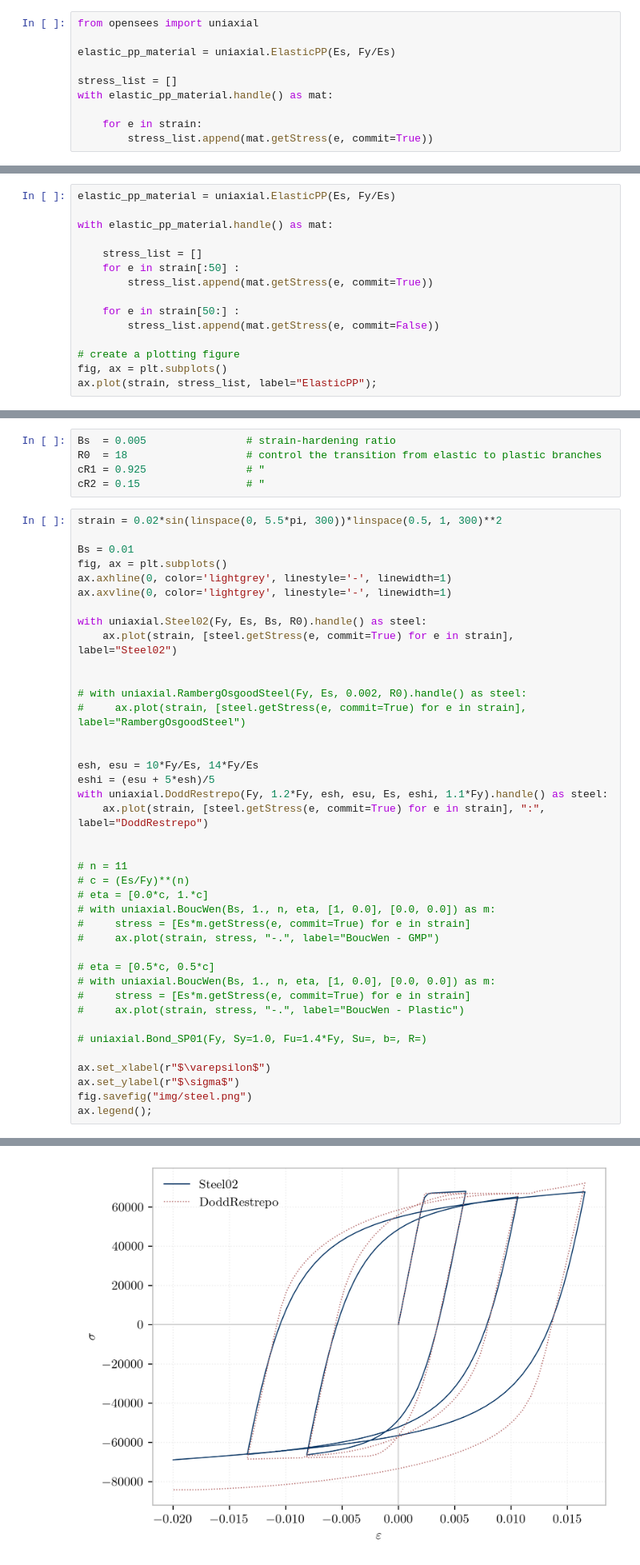
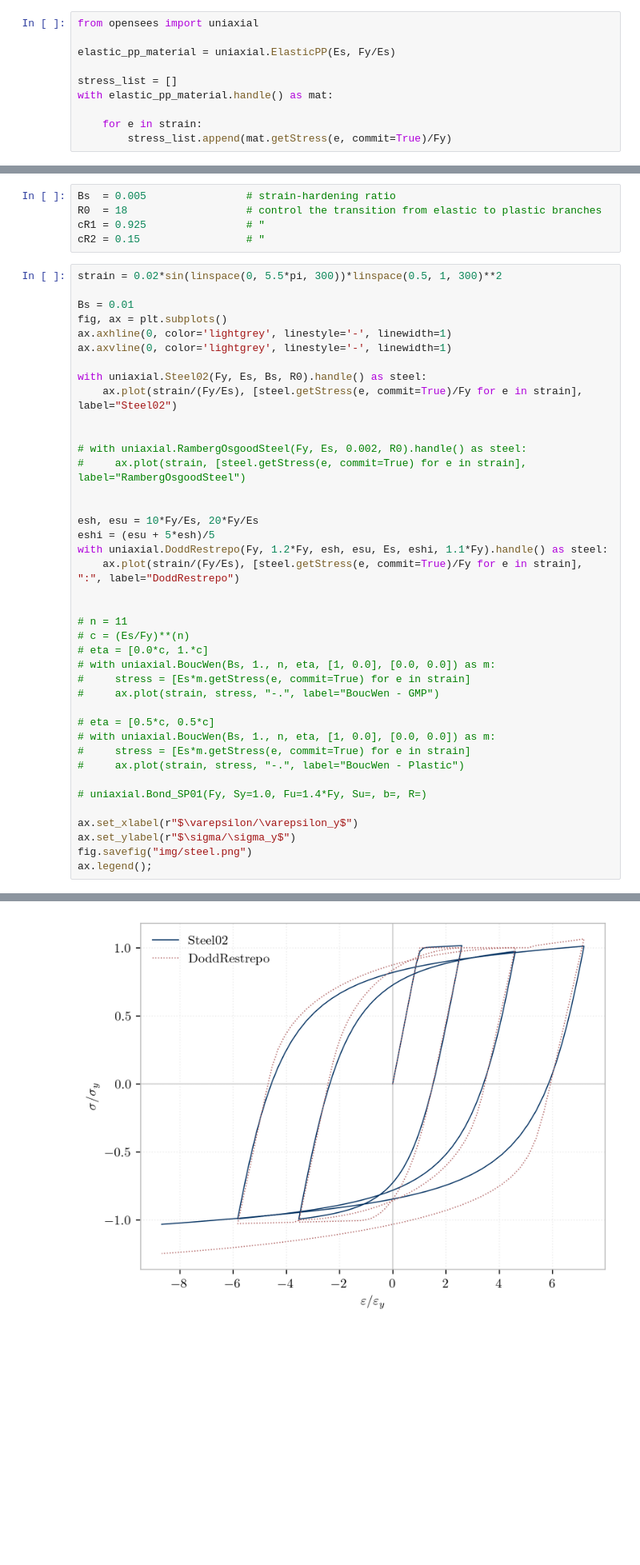
Before and after one commit to STAIRlab/opensees-gallery, a Jupyter notebook: content/en/examples/Example0/UniaxialMaterials.ipynb, the cells around one changed output, grey strips where cells are left out. Shown at 80% size. Drawn from its saved outputs; the diff is of its cells as text; blank space fills up the shorter version.

```diff
--- a/content/en/examples/Example0/UniaxialMaterials.ipynb
+++ b/content/en/examples/Example0/UniaxialMaterials.ipynb
@@ -40,7 +40,7 @@ stress_list = []
 with elastic_pp_material.handle() as mat:
 
     for e in strain:
-        stress_list.append(mat.getStress(e, commit=True))
+        stress_list.append(mat.getStress(e, commit=True)/Fy)
 # %% [markdown]
 Now we'll plot the stress response we've just collected as a function of strain. For this we'll first create a figure with axes using the [`subplots`](https://matplotlib.org/stable/api/_as_gen/matplotlib.pyplot.subplots.html) function from `matplotlib`, then we'll use the `.plot()` method of the axes to add our data.
 # %%
@@ -60,15 +59,0 @@ ax.set_ylabel(r"$\sigma$");
-# %%
-elastic_pp_material = uniaxial.ElasticPP(Es, Fy/Es)
-
-with elastic_pp_material.handle() as mat:
-
-    stress_list = []
-    for e in strain[:50] :
-        stress_list.append(mat.getStress(e, commit=True))
-
-    for e in strain[50:] :
-        stress_list.append(mat.getStress(e, commit=False))
-
-# create a plotting figure
-fig, ax = plt.subplots()
-ax.plot(strain, stress_list, label="ElasticPP");
@@ -97,17 +81,17 @@ ax.axhline(0, color='lightgrey', linestyle='-', linewidth=1)
 ax.axvline(0, color='lightgrey', linestyle='-', linewidth=1)
 
 with uniaxial.Steel02(Fy, Es, Bs, R0).handle() as steel:
-    ax.plot(strain, [steel.getStress(e, commit=True) for e in strain], label="Steel02")
+    ax.plot(strain/(Fy/Es), [steel.getStress(e, commit=True)/Fy for e in strain], label="Steel02")
 
 
 # with uniaxial.RambergOsgoodSteel(Fy, Es, 0.002, R0).handle() as steel:
 #     ax.plot(strain, [steel.getStress(e, commit=True) for e in strain], label="RambergOsgoodSteel")
 
 
-esh, esu = 10*Fy/Es, 14*Fy/Es
+esh, esu = 10*Fy/Es, 20*Fy/Es
 eshi = (esu + 5*esh)/5
 with uniaxial.DoddRestrepo(Fy, 1.2*Fy, esh, esu, Es, eshi, 1.1*Fy).handle() as steel:
-    ax.plot(strain, [steel.getStress(e, commit=True) for e in strain], ":", label="DoddRestrepo")
+    ax.plot(strain/(Fy/Es), [steel.getStress(e, commit=True)/Fy for e in strain], ":", label="DoddRestrepo")
 
 
 # n = 11
@@ -124,8 +108,8 @@ with uniaxial.DoddRestrepo(Fy, 1.2*Fy, esh, esu, Es, eshi, 1.1*Fy).handle() as s
 
 # uniaxial.Bond_SP01(Fy, Sy=1.0, Fu=1.4*Fy, Su=, b=, R=)
 
-ax.set_xlabel(r"$\varepsilon$")
-ax.set_ylabel(r"$\sigma$")
+ax.set_xlabel(r"$\varepsilon/\varepsilon_y$")
+ax.set_ylabel(r"$\sigma/\sigma_y$")
 fig.savefig("img/steel.png")
 ax.legend();
 # %% [output]
@@ -151,4 +116,4 @@ ax.legend();
-[figure, old version]
+[figure, new version]
 # %% [markdown]
 ## Concrete
 # %%
```
Also changed, not shown: parts of 6 cells of this notebook, 7 other files.
